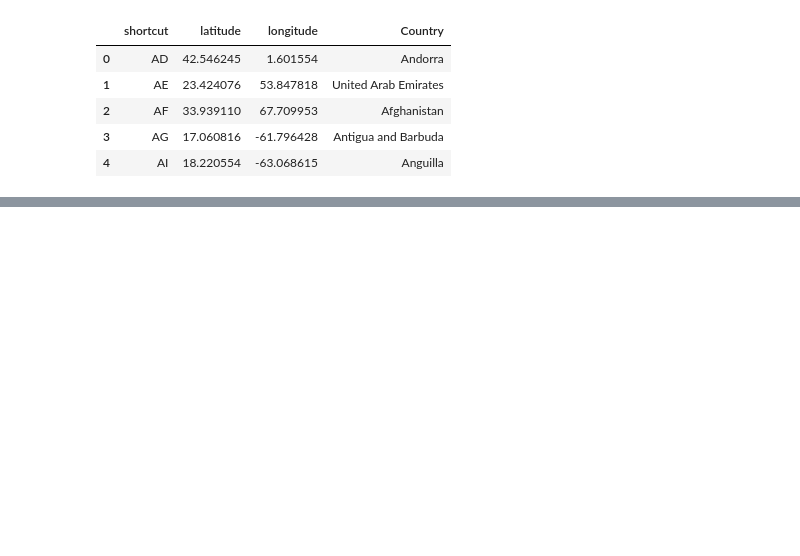
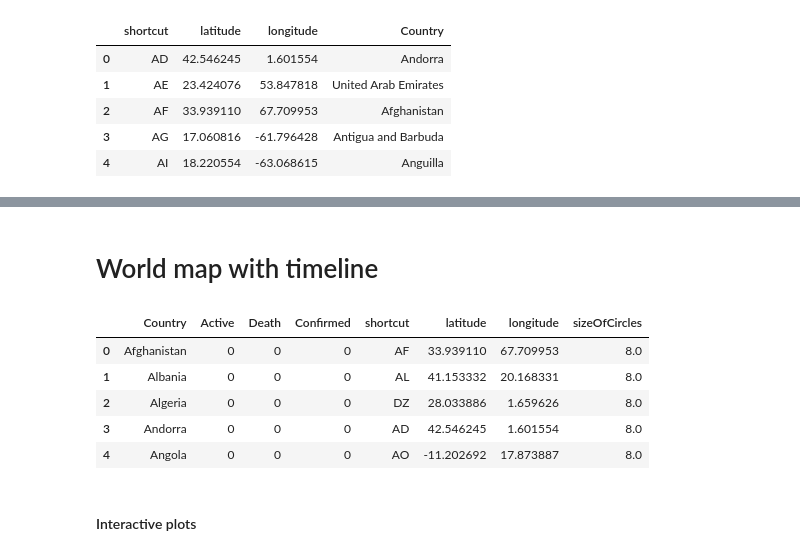
Before and after one commit to rechavar/pyCovid_TechLabsProj, a Jupyter notebook: TechLabs__finalProject.ipynb, the cells around one changed output, grey strips where cells are left out. Saved outputs shown, nothing was run; the diff lists cells and outputs as text; code cells hidden in the pictures; blank space fills up the shorter version.

```diff
--- a/TechLabs__finalProject.ipynb
+++ b/TechLabs__finalProject.ipynb
@@ -374,0 +407,27 @@ doc = modify_doc(curdoc())
+# %% [markdown]
+# World map with timeline
+# %%
+#initial creation of the df all_dataframes["timeline_map"]
+
+#get the numbers for death confirmed and active
+all_dataframes['timeline_map'] = pd.DataFrame()
+all_dataframes['timeline_map']['Active'] = all_dataframes['active'].iloc[0]
+all_dataframes['timeline_map']['Death'] = all_dataframes['death'].iloc[0]
+all_dataframes['timeline_map']['Confirmed'] = all_dataframes['confirmed'].iloc[0]
+
+#merge of the dfs
+all_dataframes['timeline_map'] = pd.merge(all_dataframes['timeline_map'],all_dataframes['countries'],on='Country')
+all_dataframes['timeline_map']
+
+#compute size of circles
+all_dataframes['timeline_map']['sizeOfCircles'] = all_dataframes['timeline_map']["Active"]/all_dataframes['timeline_map']["Active"].max()*500
+all_dataframes['timeline_map'].loc[all_dataframes['timeline_map']['sizeOfCircles'] < 8, 'sizeOfCircles'] = 8
+
+all_dataframes['timeline_map'].head()
+# %% [output]
+|  | Country | Active | Death | Confirmed | shortcut | latitude | longitude | sizeOfCircles |
+| 0 | Afghanistan | 0 | 0 | 0 | AF | 33.939110 | 67.709953 | 8.0 |
+| 1 | Albania | 0 | 0 | 0 | AL | 41.153332 | 20.168331 | 8.0 |
+| 2 | Algeria | 0 | 0 | 0 | DZ | 28.033886 | 1.659626 | 8.0 |
+| 3 | Andorra | 0 | 0 | 0 | AD | 42.546245 | 1.601554 | 8.0 |
+| 4 | Angola | 0 | 0 | 0 | AO | -11.202692 | 17.873887 | 8.0 |
@@ -374,0 +526,2 @@ doc = modify_doc(curdoc())
+# %% [markdown]
+#### Interactive plots
```
Also changed, not shown: parts of 36 cells of this notebook.
